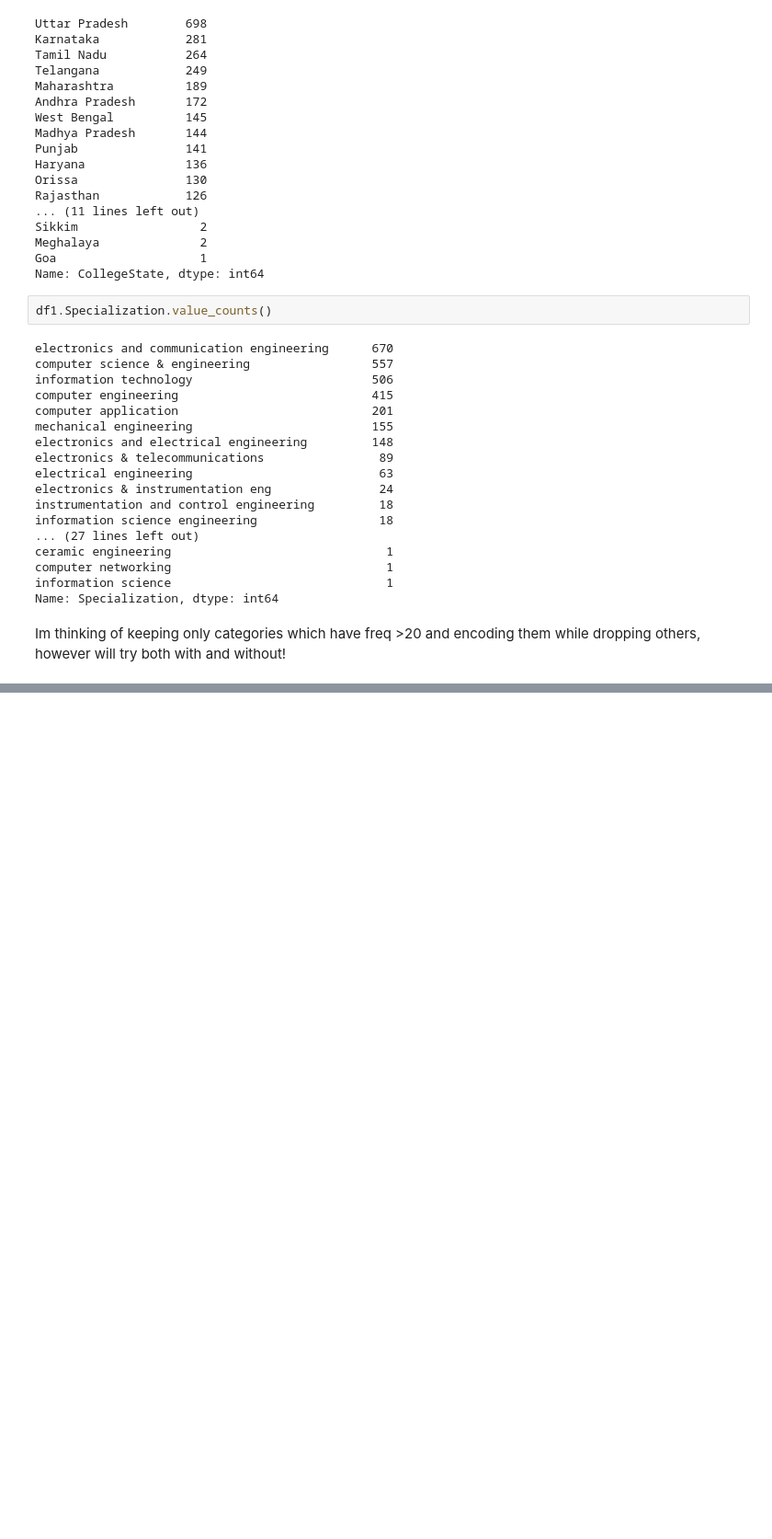
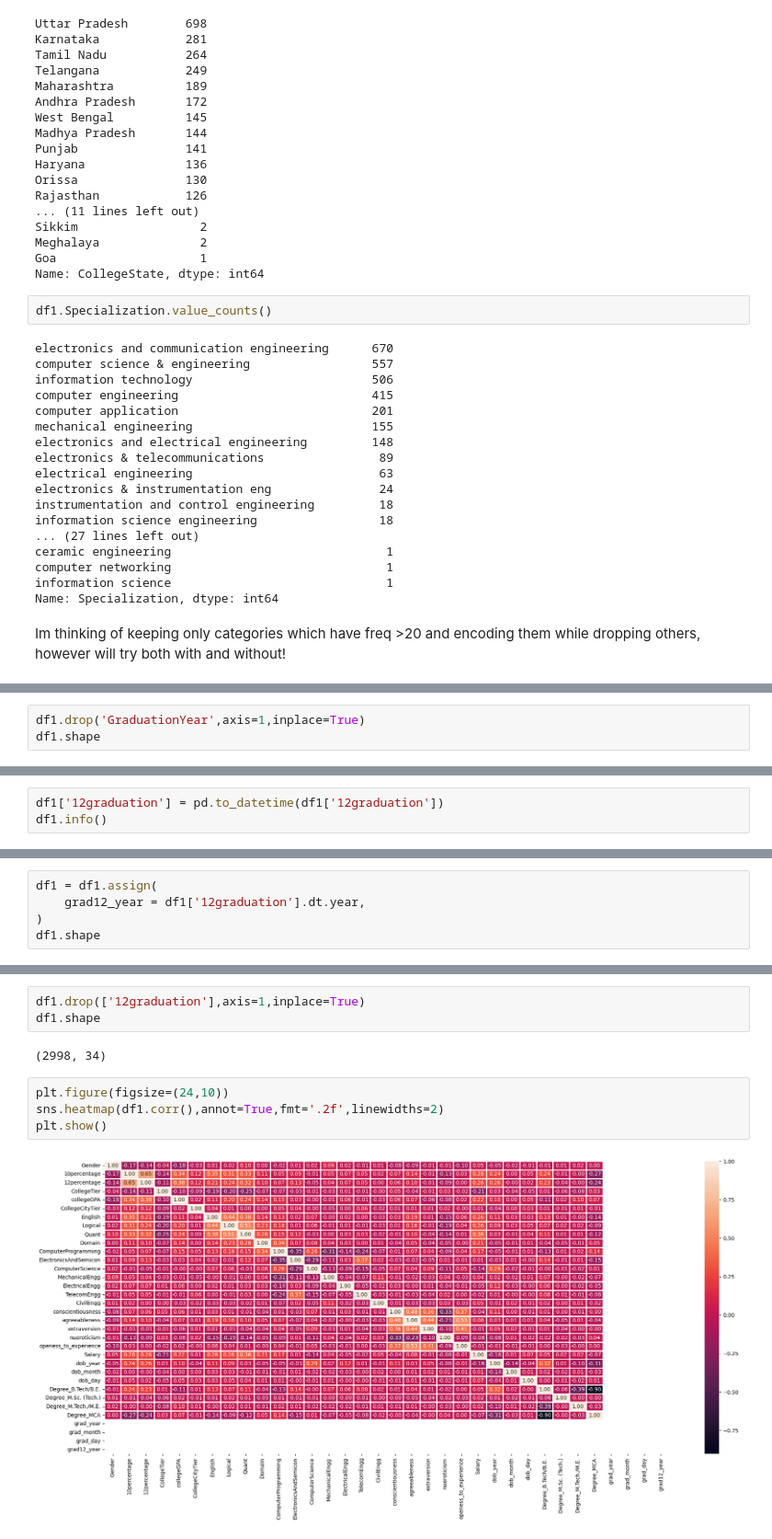
Before and after one commit to Sharzzz001/Machine-Learning-Applications-and-Kaggle-Competitions, a Jupyter notebook: Self-Projects/Engineering Salary Prediction/main.ipynb, the cells around one changed output, grey strips where cells are left out. Shown at 92% size. Saved outputs shown, nothing was run; the diff lists cells and outputs as text; blank space fills up the shorter version.

```diff
--- a/Self-Projects/Engineering Salary Prediction/main.ipynb
+++ b/Self-Projects/Engineering Salary Prediction/main.ipynb
@@ -261,0 +414,3 @@ Im thinking of keeping only categories which have freq >20 and encoding them whi
+# %%
+df1.drop('GraduationYear',axis=1,inplace=True)
+df1.shape
@@ -261,0 +419,3 @@ Im thinking of keeping only categories which have freq >20 and encoding them whi
+# %%
+df1['12graduation'] = pd.to_datetime(df1['12graduation'])
+df1.info()
@@ -261,0 +440,5 @@ Im thinking of keeping only categories which have freq >20 and encoding them whi
+# %%
+df1 = df1.assign(
+    grad12_year = df1['12graduation'].dt.year,
+)
+df1.shape
@@ -261,0 +467,11 @@ Im thinking of keeping only categories which have freq >20 and encoding them whi
+# %%
+df1.drop(['12graduation'],axis=1,inplace=True)
+df1.shape
+# %% [output]
+(2998, 34)
+# %%
+plt.figure(figsize=(24,10))
+sns.heatmap(df1.corr(),annot=True,fmt='.2f',linewidths=2)
+plt.show()
+# %% [output]
+[figure, added]
```
Also changed, not shown: parts of 57 cells of this notebook, 1 other file.
